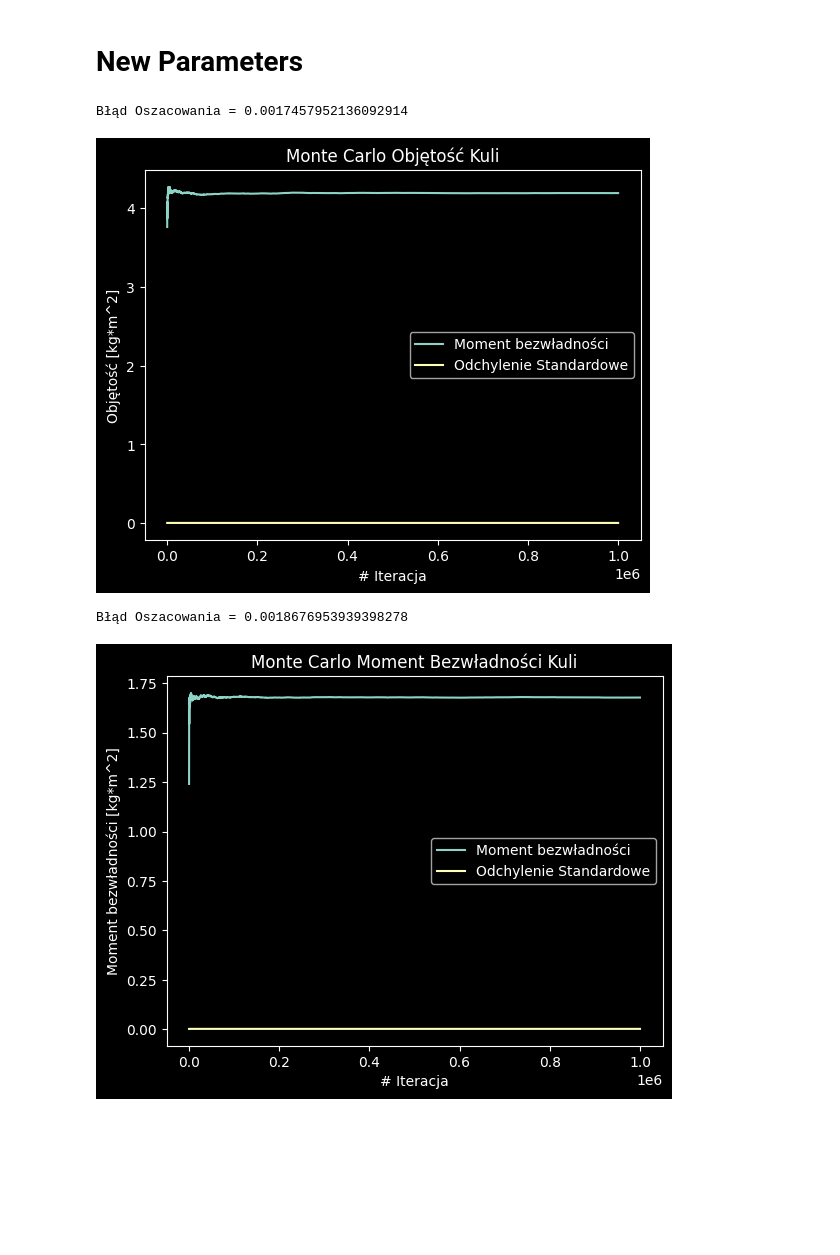
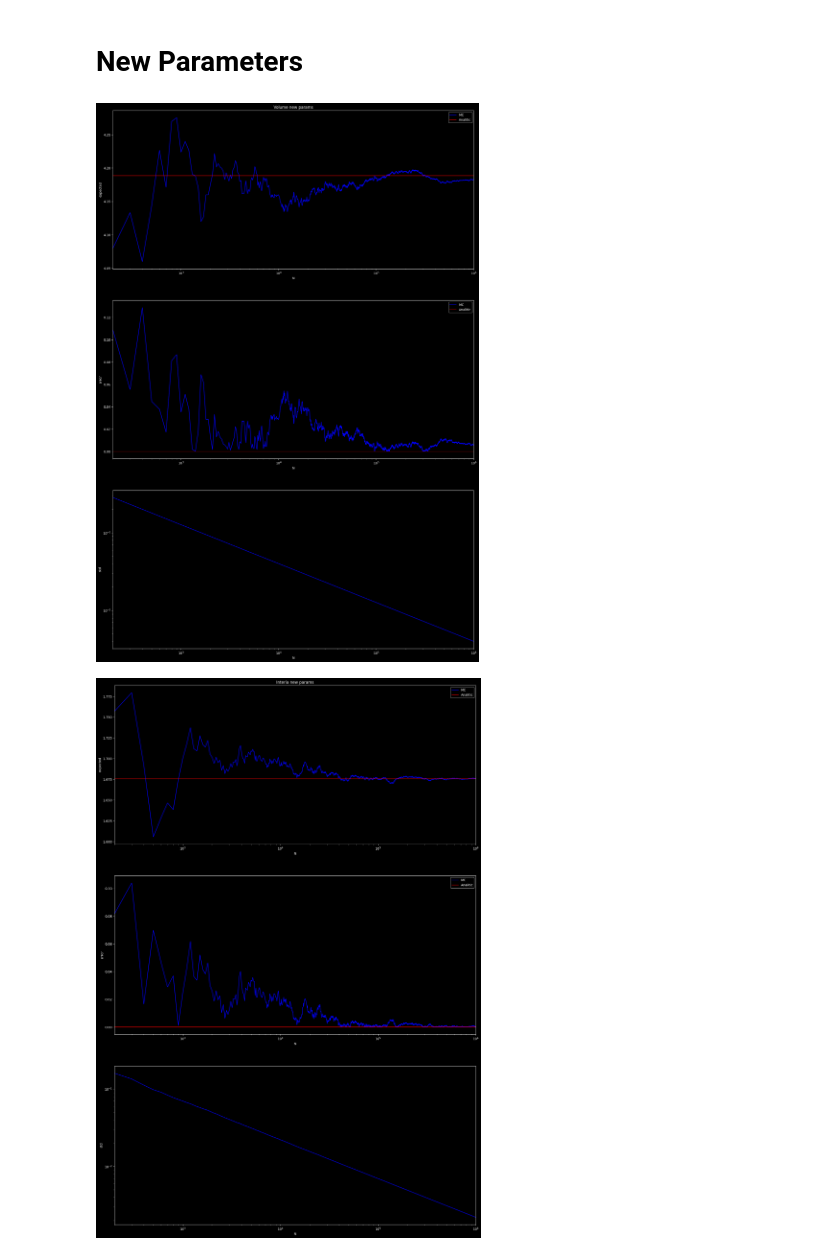
Before and after one commit to xXKeNdAmAmAsTeRXx/Computer_Physics, a Jupyter notebook: MonteCarlo/MonteCarlo.ipynb, the cells around one changed output. Cells and saved outputs as stored; diff of their text form; code cells hidden in the pictures; blank space fills up the shorter version.

```diff
--- a/MonteCarlo/MonteCarlo.ipynb
+++ b/MonteCarlo/MonteCarlo.ipynb
@@ -168,17 +168,9 @@ I_0 = sphere_interia(CONSTS['R'])
 d = 0.1
 M = sphere_volume(CONSTS['R'])
 
-I = steiner(I_0, M, d)
+I2 = steiner(I_0, M, d)
 
-step, expected, std = sphere_interia_MC(CONSTS['R'],CONSTS['A'], CONSTS['CENTER'], p_0, CONSTS['N'])
-error = np.abs(expected[-1] - I)
-print(f'Błąd Oszacowania = {error}')
+step, expected, std, error = sphere_interia_MC(CONSTS['R'],CONSTS['A'], CONSTS['CENTER'], p_0, CONSTS['N'])
 
-plt.plot(step,expected,label='Moment bezwładności')
-plt.plot(step,std, label='Odchylenie Standardowe')
-plt.xlabel('# Iteracja')
-plt.ylabel('Moment bezwładności [kg*m^2]')
-plt.legend()
-plt.title('Monte Carlo Moment Bezwładności dla d=0.1')
-plt.show()
+plot(step, expected, std, error, I2, 'Steiner Theorem')
 # %% [output]
@@ -189,32 +180,13 @@ Błąd Oszacowania = 0.0032345446912864784
 # %%
 CONSTS['A'] = 2
 CONSTS['CENTER'] = np.array([1,1,1])
 
-step, expected, std = sphere_volume_MC(CONSTS['R'], CONSTS['A'], CONSTS['CENTER'] ,CONSTS['N'])
-error = np.abs(expected[-1] - sphere_volume(CONSTS['R']))
-print(f'Błąd Oszacowania = {error}')
+step, expected, std, error = sphere_volume_MC(CONSTS['R'], CONSTS['A'], CONSTS['CENTER'] ,CONSTS['N'])
+plot(step, expected, std, error, v, 'Volume new params')
 
-plt.plot(step,expected,label='Moment bezwładności')
-plt.plot(step,std, label='Odchylenie Standardowe')
-plt.xlabel('# Iteracja')
-plt.ylabel('Objętość [kg*m^2]')
-plt.legend()
-plt.title('Monte Carlo Objętość Kuli')
-plt.show()
 
-step, expected, std = sphere_interia_MC(CONSTS['R'],CONSTS['A'], CONSTS['CENTER'], CONSTS['CENTER'][0:2],CONSTS['N'])
-error = np.abs(expected[-1] - sphere_interia(CONSTS['R']))
-print(f'Błąd Oszacowania = {error}')
-
-plt.plot(step,expected,label='Moment bezwładności')
-plt.plot(step,std, label='Odchylenie Standardowe')
-plt.xlabel('# Iteracja')
-plt.ylabel('Moment bezwładności [kg*m^2]')
-plt.legend()
-plt.title('Monte Carlo Moment Bezwładności Kuli')
-plt.show()
+step, expected, std, error = sphere_interia_MC(CONSTS['R'],CONSTS['A'], CONSTS['CENTER'], CONSTS['CENTER'][0:2],CONSTS['N'])
+plot(step, expected, std, error, I, 'Interia new params')
 # %% [output]
-Błąd Oszacowania = 0.0017457952136092914
-[figure, old version]
+[figure, new version]
-Błąd Oszacowania = 0.0018676953939398278
-[figure, old version]
+[figure, new version]
```
Also changed, not shown: parts of 4 cells of this notebook.
